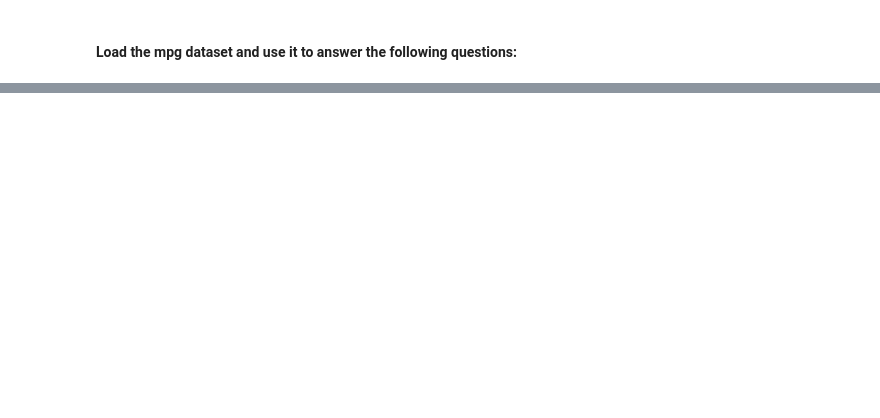
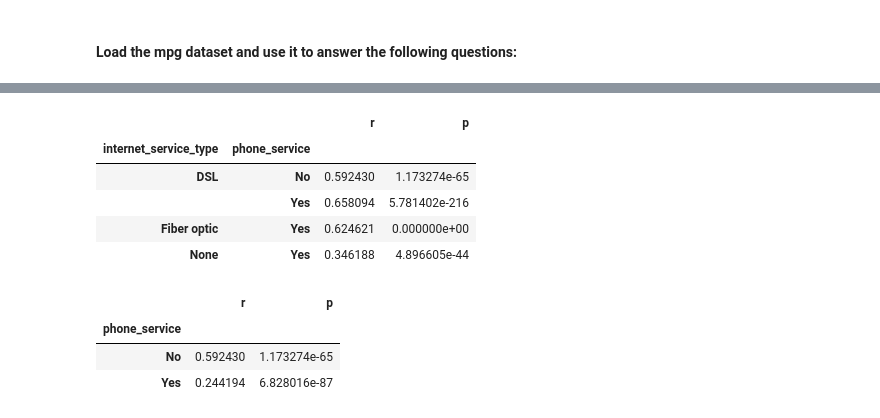
Before and after one commit to manuelparra1/statistics-exercises, a Jupyter notebook: hypothesis_testing.ipynb, the cells around one changed output, grey strips where cells are left out. Saved outputs shown, nothing was run; the diff lists cells and outputs as text; code cells hidden in the pictures; blank space fills up the shorter version.

```diff
--- a/hypothesis_testing.ipynb
+++ b/hypothesis_testing.ipynb
@@ -253,0 +547,20 @@ normal_car_combined_mileage_mean
+# %%
+def contro_isp(df):
+    # returns the results of a pearson's r corr test run on the dataframe
+    return pd.Series(stats.pearsonr(df.tenure, df.monthly_charges), index = ['r', 'p'])
+# %%
+telco.groupby(['internet_service_type', 'phone_service']).apply(contro_isp)
+# %% [output]
+|  |  | r | p |
+| internet_service_type | phone_service |  |  |
+| DSL | No | 0.592430 | 1.173274e-65 |
+|  | Yes | 0.658094 | 5.781402e-216 |
+| Fiber optic | Yes | 0.624621 | 0.000000e+00 |
+| None | Yes | 0.346188 | 4.896605e-44 |
+# %%
+telco.groupby(['phone_service']).apply(contro_isp)
+# %% [output]
+|  | r | p |
+| phone_service |  |  |
+| No | 0.592430 | 1.173274e-65 |
+| Yes | 0.244194 | 6.828016e-87 |
```
Also changed, not shown: parts of 165 cells of this notebook.
